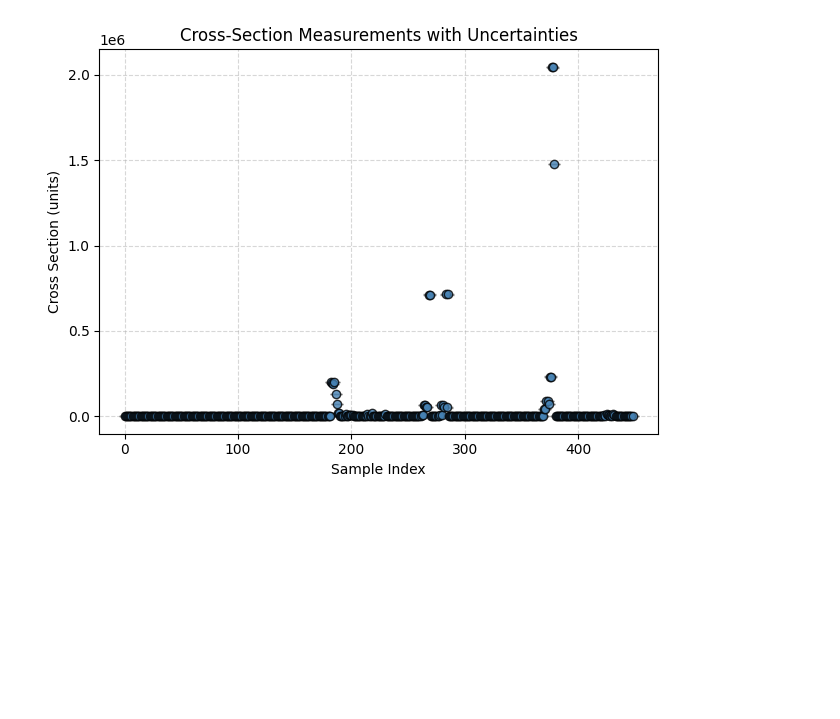
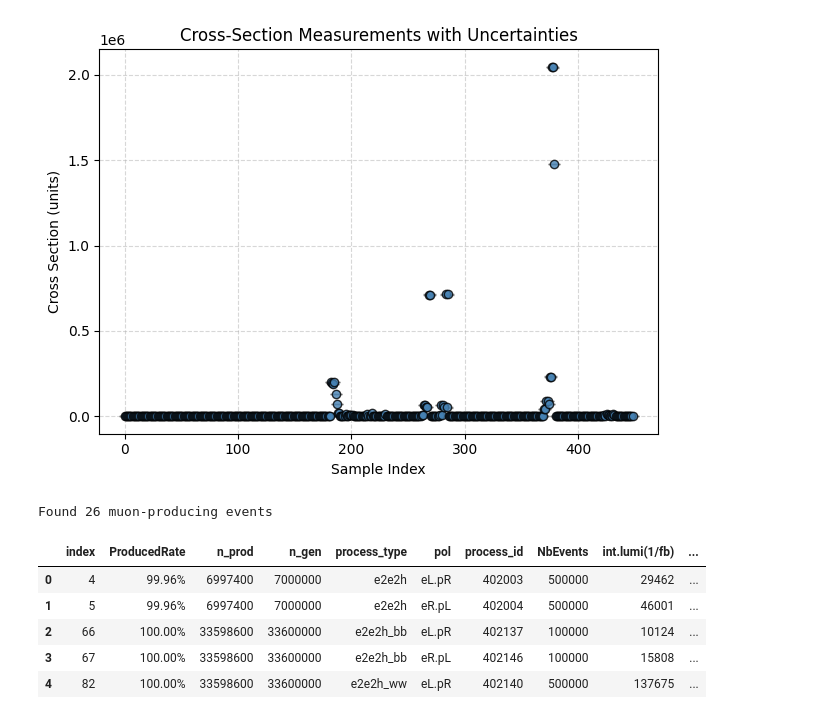
Before and after one commit to mazeeqe/tomaz-example, a Jupyter notebook: data/mc_tree/luminosity.ipynb, the cells around one changed output. Drawn from its saved outputs; the diff is of its cells as text; code cells hidden in the pictures; blank space fills up the shorter version.

```diff
--- a/data/mc_tree/luminosity.ipynb
+++ b/data/mc_tree/luminosity.ipynb
@@ -372,3 +353,30 @@ plt.savefig('cross_section_errorbars.png', dpi=300)   # optional output file
 plt.show()
 # %% [output]
 [figure]
+# %%
+# Define patterns that correspond to muon final states:
+# Here we assume 'e2e2h' refers to muon pair events from the Z in ZH.
+muon_patterns = ["e2e2h", "e2e2h", "mu", "muon", "mumu"]
+
+# Filter
+muon_mask = df['process_type'].str.contains("e2e2h", case=False, na=False) \
+             | df['pol'].str.contains("e2e2h", case=False, na=False)
+
+muon_events = df[muon_mask].sort_values("xsect_pb", ascending=False)
+muon_events.reset_index(inplace=True)
+
+print(f"Found {len(muon_events)} muon-producing events")
+
+# Optional: save to a separate file
+muon_events.to_csv("muon_producing_events.csv", index=False)
+# %% [output]
+Found 26 muon-producing events
+# %%
+muon_events.head()
+# %% [output]
+|  | index | ProducedRate | n_prod | n_gen | process_type | pol | process_id | NbEvents | int.lumi(1/fb) | ... |
+| 0 | 4 | 99.96% | 6997400 | 7000000 | e2e2h | eL.pR | 402003 | 500000 | 29462 | ... |
+| 1 | 5 | 99.96% | 6997400 | 7000000 | e2e2h | eR.pL | 402004 | 500000 | 46001 | ... |
+| 2 | 66 | 100.00% | 33598600 | 33600000 | e2e2h_bb | eL.pR | 402137 | 100000 | 10124 | ... |
+| 3 | 67 | 100.00% | 33598600 | 33600000 | e2e2h_bb | eR.pL | 402146 | 100000 | 15808 | ... |
+| 4 | 82 | 100.00% | 33598600 | 33600000 | e2e2h_ww | eL.pR | 402140 | 500000 | 137675 | ... |
```
Also changed, not shown: parts of 9 cells of this notebook, 53 other files.
